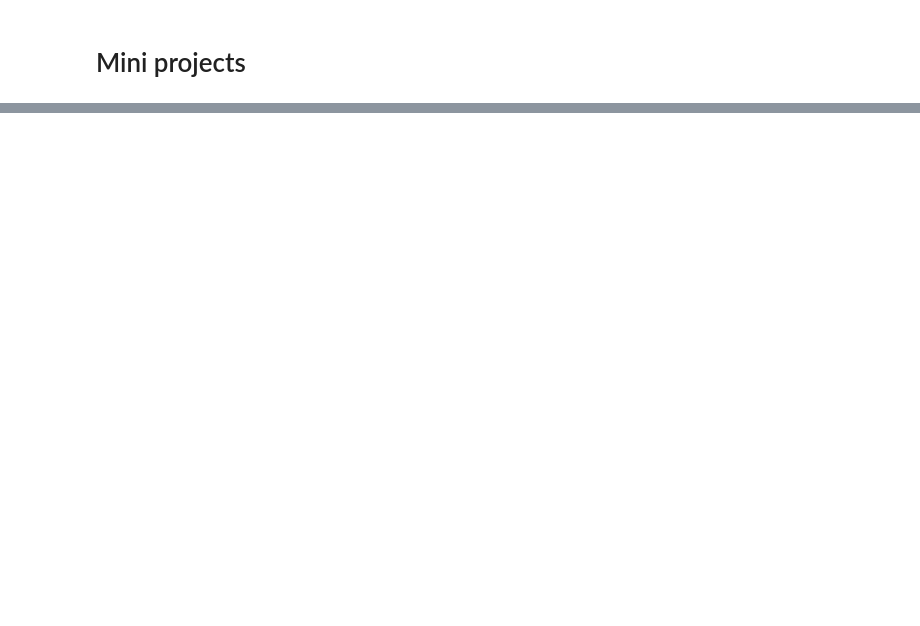
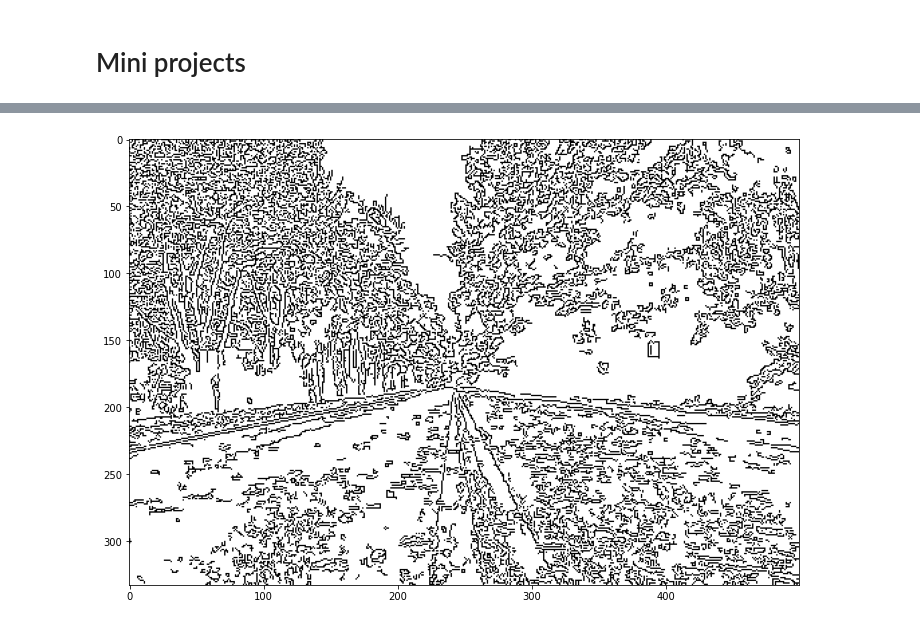
Before and after one commit to smr-dalli/ai-strive-exercises, a Jupyter notebook: M6/d3/Mini Projects.ipynb, the cells around one changed output, grey strips where cells are left out. Drawn from its saved outputs; the diff is of its cells as text; code cells hidden in the pictures; blank space fills up the shorter version.

```diff
--- a/M6/d3/Mini Projects.ipynb
+++ b/M6/d3/Mini Projects.ipynb
@@ -111,0 +10,12 @@ Picture was taken during the day
+# %%
+import cv2
+import matplotlib.pyplot as plt
+import numpy as np
+
+image = cv2.imread('img/photo.jpeg')
+canny_image = cv2.Canny(image,100,200)
+canny_image = cv2.bitwise_not(canny_image)
+plt.figure(figsize = (12,12))
+plt.imshow(canny_image,cmap = 'gray');
+# %% [output]
+[figure, added]
```
Also changed, not shown: parts of 42 cells of this notebook.
